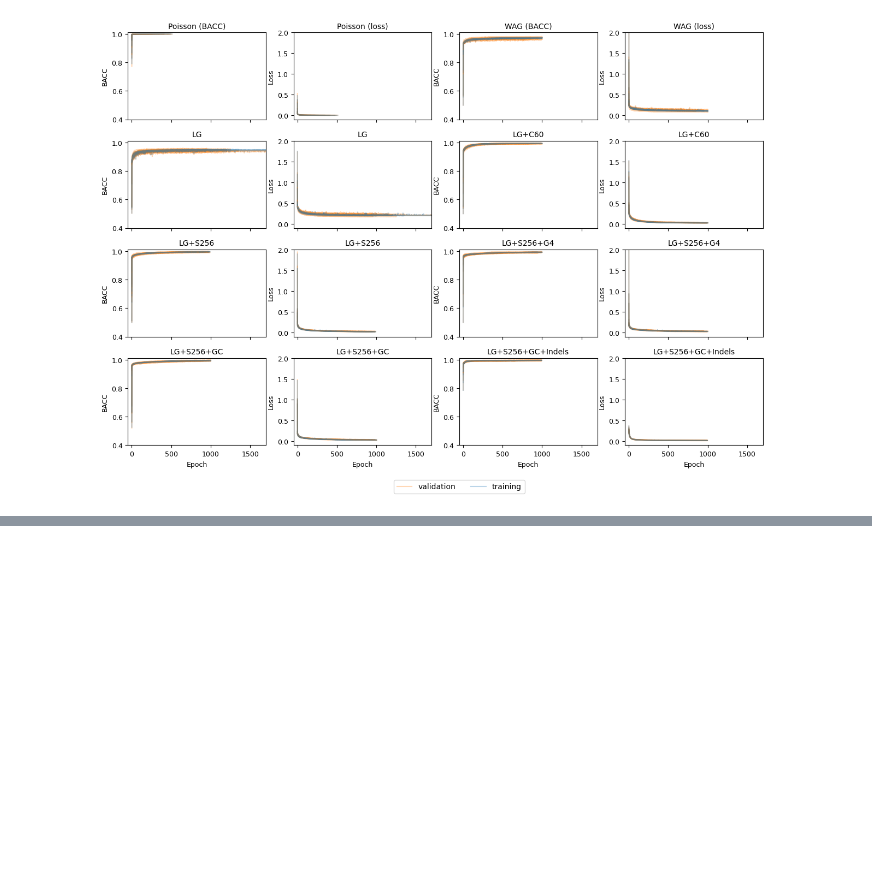
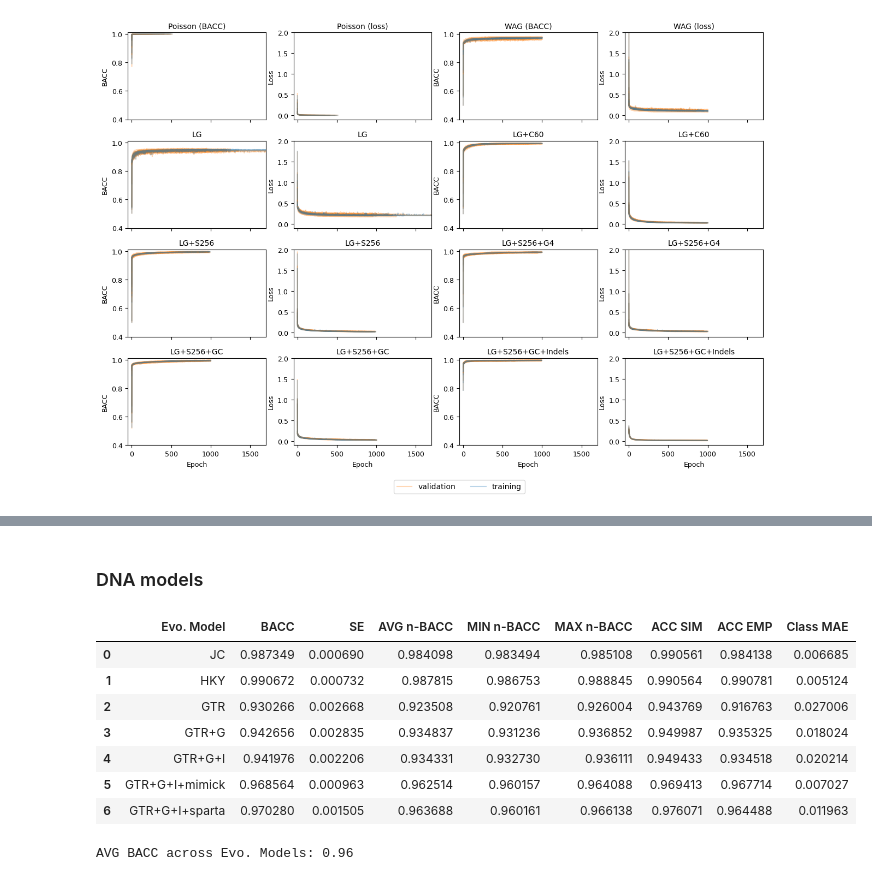
Before and after one commit to JohannaTrost/seqsharp, a Jupyter notebook: seqsharp/compare_models.ipynb, the cells around one changed output, grey strips where cells are left out. Saved outputs shown, nothing was run; the diff lists cells and outputs as text; code cells hidden in the pictures; blank space fills up the shorter version.

```diff
--- a/seqsharp/compare_models.ipynb
+++ b/seqsharp/compare_models.ipynb
@@ -143,0 +221,18 @@ for mol_type in mol_types:
+# %% [markdown]
+###  DNA models
+# %%
+display(pd.DataFrame(tables['dna']))
+
+avg_all_baccs = np.mean(np.mean(np.asarray(list(models_baccs['dna'].values())),
+                                    axis=1)).round(2)
+print(f'\nAVG BACC across Evo. Models: {avg_all_baccs}')
+# %% [output]
+|  | Evo. Model | BACC | SE | AVG n-BACC | MIN n-BACC | MAX n-BACC | ACC SIM | ACC EMP | Class MAE |
+| 0 | JC | 0.987349 | 0.000690 | 0.984098 | 0.983494 | 0.985108 | 0.990561 | 0.984138 | 0.006685 |
+| 1 | HKY | 0.990672 | 0.000732 | 0.987815 | 0.986753 | 0.988845 | 0.990564 | 0.990781 | 0.005124 |
+| 2 | GTR | 0.930266 | 0.002668 | 0.923508 | 0.920761 | 0.926004 | 0.943769 | 0.916763 | 0.027006 |
+| 3 | GTR+G | 0.942656 | 0.002835 | 0.934837 | 0.931236 | 0.936852 | 0.949987 | 0.935325 | 0.018024 |
+| 4 | GTR+G+I | 0.941976 | 0.002206 | 0.934331 | 0.932730 | 0.936111 | 0.949433 | 0.934518 | 0.020214 |
+| 5 | GTR+G+I+mimick | 0.968564 | 0.000963 | 0.962514 | 0.960157 | 0.964088 | 0.969413 | 0.967714 | 0.007027 |
+| 6 | GTR+G+I+sparta | 0.970280 | 0.001505 | 0.963688 | 0.960161 | 0.966138 | 0.976071 | 0.964488 | 0.011963 |
+AVG BACC across Evo. Models: 0.96
```
Also changed, not shown: parts of 10 cells of this notebook.
